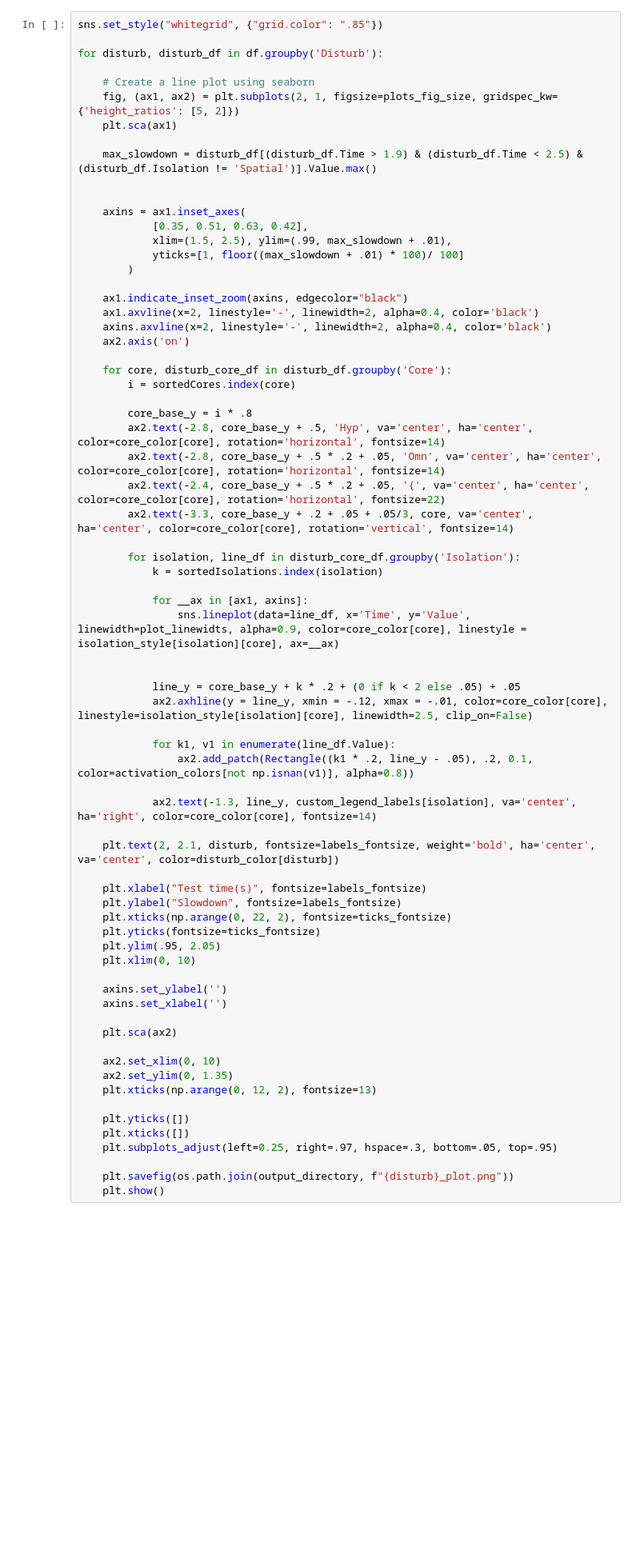
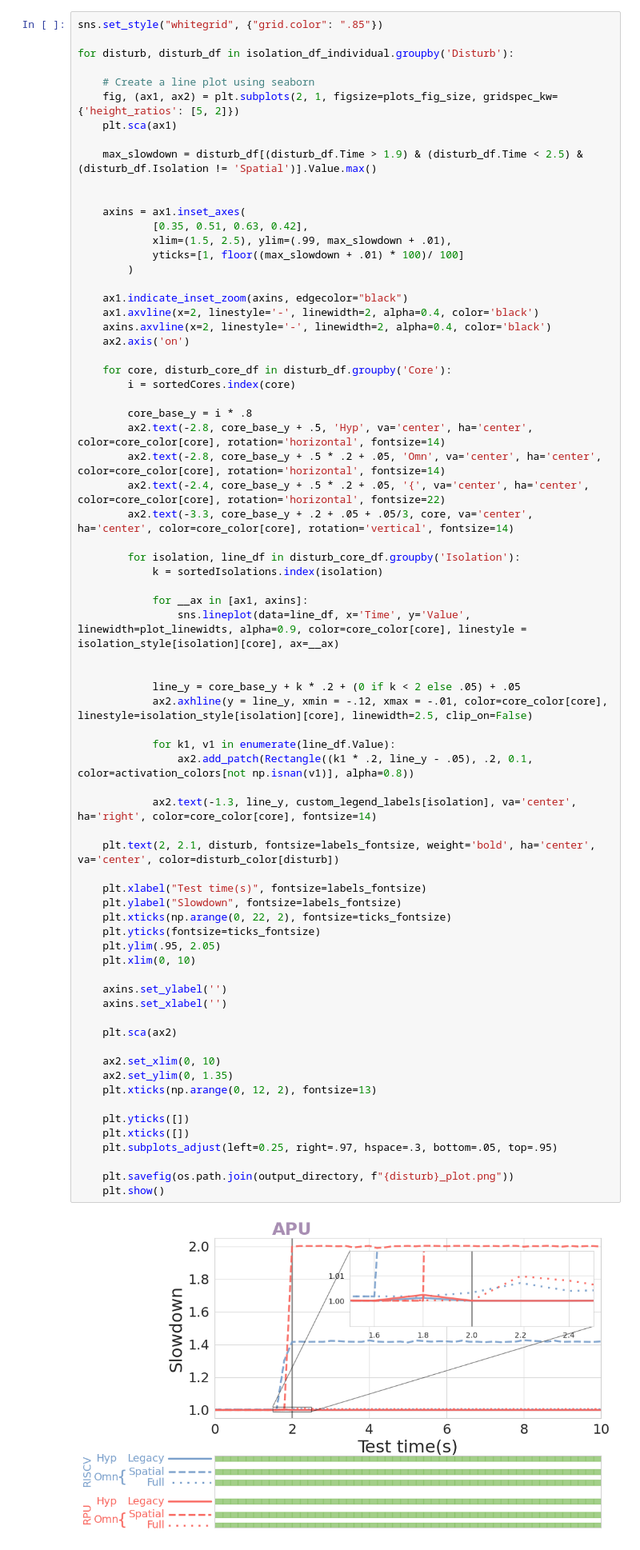
Before and after one commit to DanieleOttaviano/test_omnivisor_host, a Jupyter notebook: notebooks/Omnivisor_test_plots.ipynb, the cells around one changed output. Shown at 80% size. Cells and saved outputs as stored; diff of their text form; blank space fills up the shorter version.

```diff
--- a/notebooks/Omnivisor_test_plots.ipynb
+++ b/notebooks/Omnivisor_test_plots.ipynb
@@ -179,7 +327,7 @@ df = df.apply(to_slowdown, axis = 1)
 # %%
 sns.set_style("whitegrid", {"grid.color": ".85"})
 
-for disturb, disturb_df in df.groupby('Disturb'):
+for disturb, disturb_df in isolation_df_individual.groupby('Disturb'):
 
     # Create a line plot using seaborn
     fig, (ax1, ax2) = plt.subplots(2, 1, figsize=plots_fig_size, gridspec_kw={'height_ratios': [5, 2]})
@@ -220,30 +368,32 @@ for disturb, disturb_df in df.groupby('Disturb'):
 
             for k1, v1 in enumerate(line_df.Value):
                 ax2.add_patch(Rectangle((k1 * .2, line_y - .05), .2, 0.1, color=activation_colors[not np.isnan(v1)], alpha=0.8))
 
             ax2.text(-1.3, line_y, custom_legend_labels[isolation], va='center', ha='right', color=core_color[core], fontsize=14)
 
     plt.text(2, 2.1, disturb, fontsize=labels_fontsize, weight='bold', ha='center', va='center', color=disturb_color[disturb])
 
     plt.xlabel("Test time(s)", fontsize=labels_fontsize)
     plt.ylabel("Slowdown", fontsize=labels_fontsize)
     plt.xticks(np.arange(0, 22, 2), fontsize=ticks_fontsize)
     plt.yticks(fontsize=ticks_fontsize)
     plt.ylim(.95, 2.05)
     plt.xlim(0, 10)
 
     axins.set_ylabel('')
     axins.set_xlabel('')
 
     plt.sca(ax2)
 
     ax2.set_xlim(0, 10)
     ax2.set_ylim(0, 1.35)
     plt.xticks(np.arange(0, 12, 2), fontsize=13)
 
     plt.yticks([])
     plt.xticks([])
     plt.subplots_adjust(left=0.25, right=.97, hspace=.3, bottom=.05, top=.95)
 
     plt.savefig(os.path.join(output_directory, f"{disturb}_plot.png"))
     plt.show()
+# %% [output]
+[figure, added]
```
Also changed, not shown: parts of 35 cells of this notebook.
